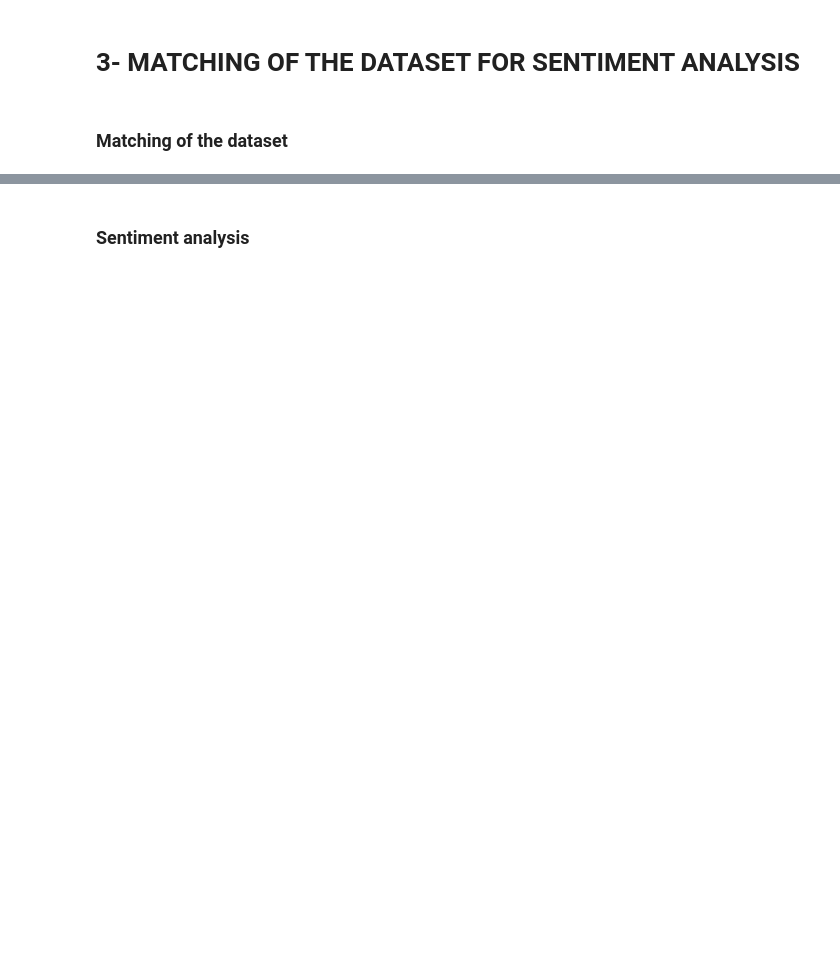
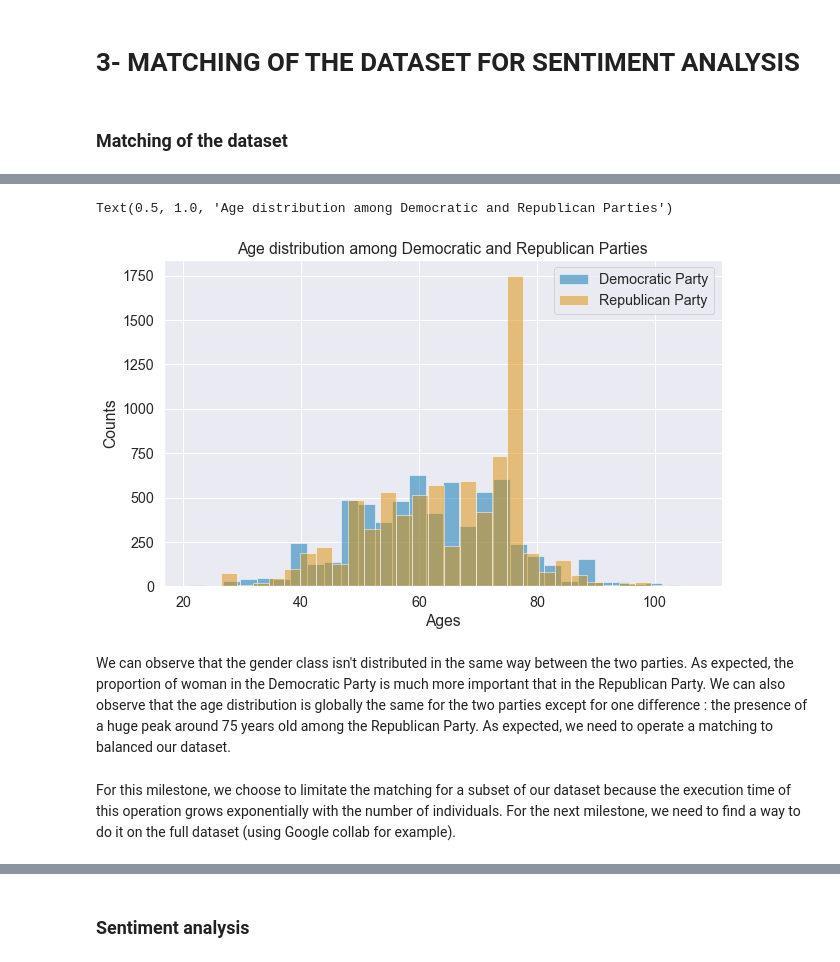
Before and after one commit to epfl-ada/ada-2021-project-sate, a Jupyter notebook: Milestone2.ipynb, the cells around one changed output, grey strips where cells are left out. Saved outputs shown, nothing was run; the diff lists cells and outputs as text; code cells hidden in the pictures; blank space fills up the shorter version.

```diff
--- a/Milestone2.ipynb
+++ b/Milestone2.ipynb
@@ -304,0 +379,14 @@ Most of the quotations of the mmonth of October were found in articles of the 2n
+# %%
+rep_age = gunquotes_clean.age[gunquotes_clean['party']=='Republican']
+dem_age = gunquotes_clean.age[gunquotes_clean['party']=='Democratic']
+plt.hist(dem_age, alpha = 0.5, label = 'Democratic Party', bins = 30)
+plt.hist(rep_age, alpha = 0.5, label = 'Republican Party', bins = 30)
+plt.legend()
+plt.xlabel('Ages')
+plt.ylabel('Counts')
+plt.title('Age distribution among Democratic and Republican Parties')
+# %% [output]
+Text(0.5, 1.0, 'Age distribution among Democratic and Republican Parties')
+[figure, added]
+# %% [markdown]
+We can observe that the gender class isn't distributed in the same way between the two parties. As expected, the proportion of woman in the Democratic Party is much more important that in the Republican Party. We can also observe that the age distribution is globally the same for the two parties except for one difference : the presence of a huge peak around 75 years old among the Republican Party. As expected, we need to operate a matching to balanced our dataset.
@@ -304,0 +446,2 @@ Most of the quotations of the mmonth of October were found in articles of the 2n
+# %% [markdown]
+For this milestone, we choose to limitate the matching for a subset of our dataset because the execution time of this operation grows exponentially with the number of individuals. For the next milestone, we need to find a way to do it on the full dataset (using Google collab for example).
```
Also changed, not shown: parts of 23 cells of this notebook.
